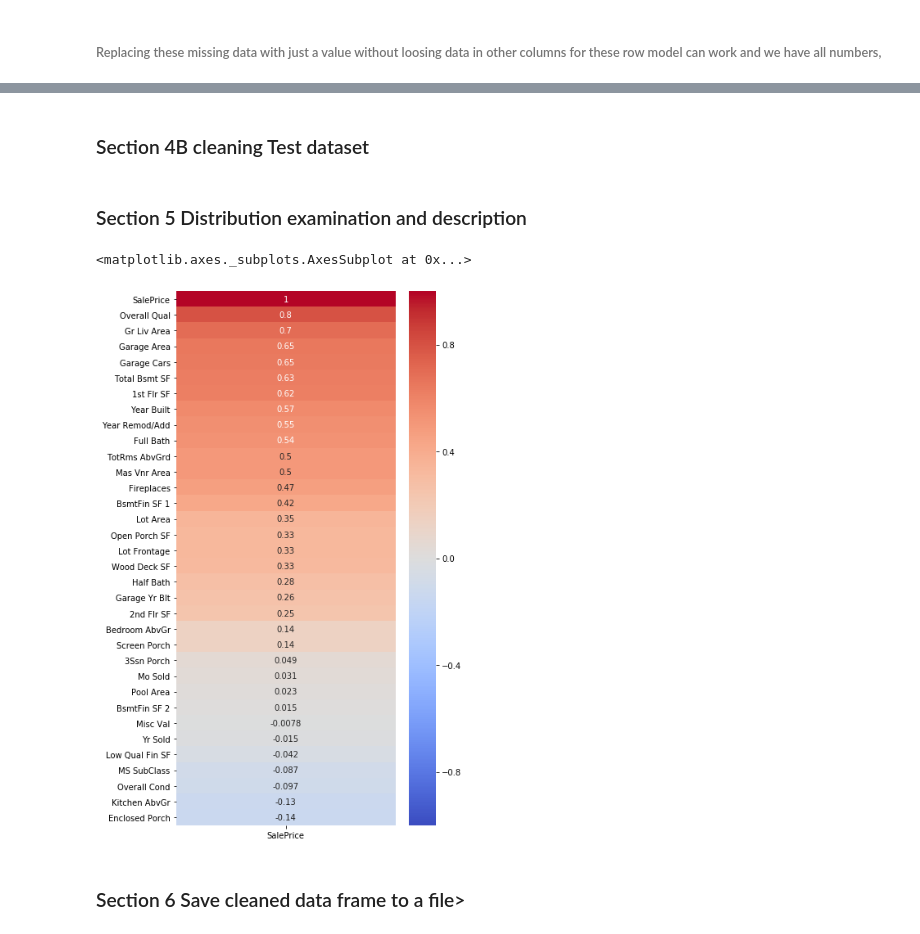
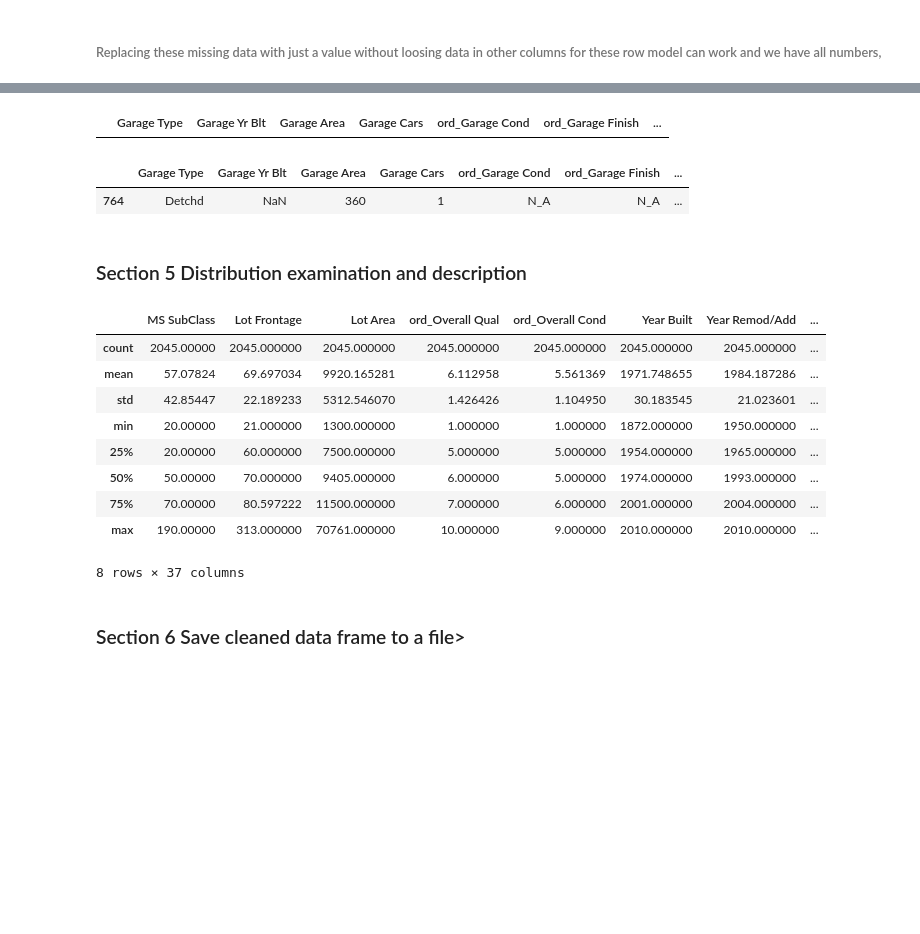
Before and after one commit to meghazavar/predict-_home_prices_regression, a Jupyter notebook: code/01_EDA_and_Cleaning.ipynb, the cells around one changed output, grey strips where cells are left out. Saved outputs shown, nothing was run; the diff lists cells and outputs as text; code cells hidden in the pictures; blank space fills up the shorter version.

```diff
--- a/code/01_EDA_and_Cleaning.ipynb
+++ b/code/01_EDA_and_Cleaning.ipynb
@@ -223,22 +260,22 @@ plt.ylabel("Lot frontage")
 Text(0, 0.5, 'Lot frontage')
 [figure]
 # %%
-train_df =train_ds_cleaner.impute_lot_frontage_with_avg_of_similar_homes()
+train_df =train_ds_cleaner.impute_lot_frontage_with_avg_of_similar_homes(5)
 # %% [markdown]
 ######  If to many columns are missing  drop the  rows al-together
 My first attempt is to find is multiple columns are empty  and is so then dropping the row than tryign to fill all the values as  hence I am going to drop the following 2 rows.
 # %%
-train_df= train_df[~(train_df['Bsmt Qual'].isnull() &
-   train_df['Bsmt Exposure'].isnull() &train_df['Bsmt Full Bath'].isnull() &
-   train_df['BsmtFin Type 1'].isnull() & train_df['BsmtFin Type 2'].isnull() &
-   train_df['Bsmt Cond'].isnull() & train_df['Total Bsmt SF'].isnull()
+train_df= train_df[~(train_df['ord_Bsmt Qual'].isnull() &
+   train_df['ord_Bsmt Exposure'].isnull() &train_df['Bsmt Full Bath'].isnull() &
+   train_df['ord_BsmtFin Type 1'].isnull() & train_df['ord_BsmtFin Type 2'].isnull() &
+   train_df['ord_Bsmt Cond'].isnull() & train_df['Total Bsmt SF'].isnull()
     )
   ]
-train_df =train_df[~(train_df['Garage Finish'].isnull() &
+train_df =train_df[~(train_df['ord_Garage Finish'].isnull() &
    train_df['Garage Cars'].isnull() &
    train_df['Garage Area'].isnull() &
-   train_df['Garage Qual'].isnull() &
-   train_df['Garage Cond'].isnull() )
+   train_df['ord_Garage Qual'].isnull() &
+   train_df['ord_Garage Cond'].isnull() )
   ]
 # %% [markdown]
 ######   opt in for most conservative option as  no option is  spcified on Masaonary venner type
@@ -247,8 +284,8 @@ Choosing Masonry veneer type  to none will mean the area to be zero
 # %%
 train_df.loc[train_df['Mas Vnr Area'].isnull(),'Mas Vnr Area'] = 0
 train_df.loc[train_df['Mas Vnr Type'].isnull(),'Mas Vnr Type'] = 'None'
-train_df.loc[train_df['Bsmt Exposure'].isnull(),'Bsmt Exposure'] ='None'
-train_df.loc[train_df['BsmtFin Type 2'].isnull(),'BsmtFin Type 2']  = train_df.loc[train_df['BsmtFin Type 2'].isnull(),['BsmtFin Type 1']]
+train_df.loc[train_df['ord_Bsmt Exposure'].isnull(),'ord_Bsmt Exposure'] ='N_A'
+train_df.loc[train_df['ord_BsmtFin Type 2'].isnull(),'ord_BsmtFin Type 2']  = train_df.loc[train_df['ord_BsmtFin Type 2'].isnull(),['ord_BsmtFin Type 1']]
 # %% [markdown]
 ######   Replacing these  missing data with  just  a value  without loosing data in  other columns for these row  model can work and we have all numbers,
 # %%
@@ -266,6 +319,4 @@ Electrical       0.113895
 dtype: float64
-# %% [markdown]
-### Section 4B cleaning Test dataset<a id='cleaning_test_dataset'></a>
 # %%
 test_df =test_ds_cleaner.Replace_pool_quality_as_na_if_no_pool()
 test_df =test_ds_cleaner.Replace_misc_feature_as_na_if_null()
@@ -281,11 +339,17 @@ test_df.loc[test_df['Bsmt Exposure'].isnull(),'Bsmt Exposure'] ='None'
+# %%
+test_df.loc[test_df['ord_Garage Cond'].isnull(),garage_cols]
+# %% [output]
+|  | Garage Type | Garage Yr Blt | Garage Area | Garage Cars | ord_Garage Cond | ord_Garage Finish | ... |
+# %%
+# TODO : remove this if we dont use this in model
+garage_cols =['Garage Type','Garage Yr Blt','Garage Area','Garage Cars','ord_Garage Cond','ord_Garage Finish','ord_Garage Qual','ord_Garage Finish']
+
+#There is no other similar data available to derive the value  hence seeting it to zero, for this row
+test_df.loc[(test_df['Garage Type'] =='Detchd') &
+            (test_df['Garage Area'] ==360) &
+            (test_df['Garage Cars'] ==1),garage_cols]
+# %% [output]
+|  | Garage Type | Garage Yr Blt | Garage Area | Garage Cars | ord_Garage Cond | ord_Garage Finish | ... |
+| 764 | Detchd | NaN | 360 | 1 | N_A | N_A | ... |
 # %% [markdown]
 ### Section 5 Distribution examination and description<a id='dist_exam_and_describe'></a>
-# %%
-apps_core = train_df.corr()[['SalePrice']].sort_values(by='SalePrice',ascending=False)
-
-plt.figure(figsize=(6,12))  # 6 by 12 inch to make plot bigger
-
-sns.heatmap(apps_core, vmin=-1,vmax=1,cmap='coolwarm',annot=True)
-# %% [output]
-<matplotlib.axes._subplots.AxesSubplot at 0x...>
-[figure, removed]
@@ -291,0 +358,13 @@ sns.heatmap(apps_core, vmin=-1,vmax=1,cmap='coolwarm',annot=True)
+# %%
+train_df.describe()
+# %% [output]
+|  | MS SubClass | Lot Frontage | Lot Area | ord_Overall Qual | ord_Overall Cond | Year Built | Year Remod/Add | ... |
+| count | 2045.00000 | 2045.000000 | 2045.000000 | 2045.000000 | 2045.000000 | 2045.000000 | 2045.000000 | ... |
+| mean | 57.07824 | 69.697034 | 9920.165281 | 6.112958 | 5.561369 | 1971.748655 | 1984.187286 | ... |
+| std | 42.85447 | 22.189233 | 5312.546070 | 1.426426 | 1.104950 | 30.183545 | 21.023601 | ... |
+| min | 20.00000 | 21.000000 | 1300.000000 | 1.000000 | 1.000000 | 1872.000000 | 1950.000000 | ... |
+| 25% | 20.00000 | 60.000000 | 7500.000000 | 5.000000 | 5.000000 | 1954.000000 | 1965.000000 | ... |
+| 50% | 50.00000 | 70.000000 | 9405.000000 | 6.000000 | 5.000000 | 1974.000000 | 1993.000000 | ... |
+| 75% | 70.00000 | 80.597222 | 11500.000000 | 7.000000 | 6.000000 | 2001.000000 | 2004.000000 | ... |
+| max | 190.00000 | 313.000000 | 70761.000000 | 10.000000 | 9.000000 | 2010.000000 | 2010.000000 | ... |
+8 rows × 37 columns
```
Also changed, not shown: parts of 15 cells of this notebook, 3 other files.
